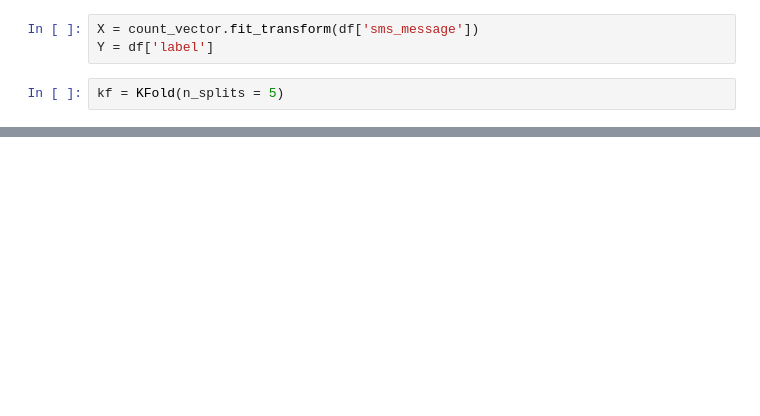
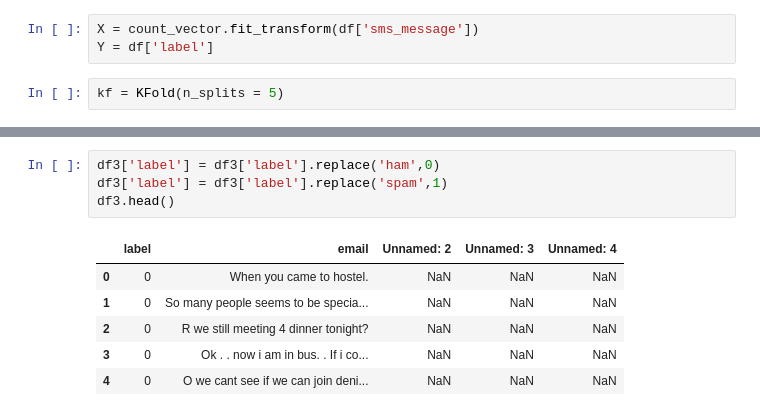
Before and after one commit to AJ-6/AI_Learning-Research, a Jupyter notebook: Spam_Classification.ipynb, the cells around one changed output, grey strips where cells are left out. Saved outputs shown, nothing was run; the diff lists cells and outputs as text; blank space fills up the shorter version.

```diff
--- a/Spam_Classification.ipynb
+++ b/Spam_Classification.ipynb
@@ -307,0 +438,11 @@ df3.head()
+# %%
+df3['label'] = df3['label'].replace('ham',0)
+df3['label'] = df3['label'].replace('spam',1)
+df3.head()
+# %% [output]
+|  | label | email | Unnamed: 2 | Unnamed: 3 | Unnamed: 4 |
+| 0 | 0 | When you came to hostel. | NaN | NaN | NaN |
+| 1 | 0 | So many people seems to be specia... | NaN | NaN | NaN |
+| 2 | 0 | R we still meeting 4 dinner tonight? | NaN | NaN | NaN |
+| 3 | 0 | Ok . . now i am in bus. . If i co... | NaN | NaN | NaN |
+| 4 | 0 | O we cant see if we can join deni... | NaN | NaN | NaN |
```
Also changed, not shown: parts of 23 cells of this notebook, 1 other file.
